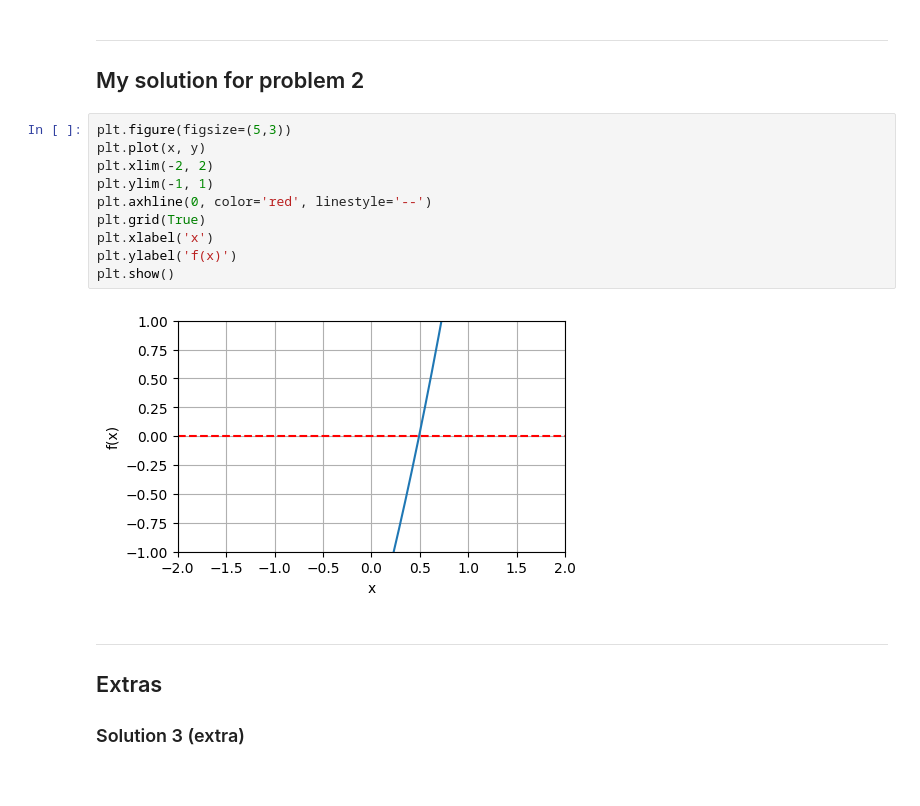
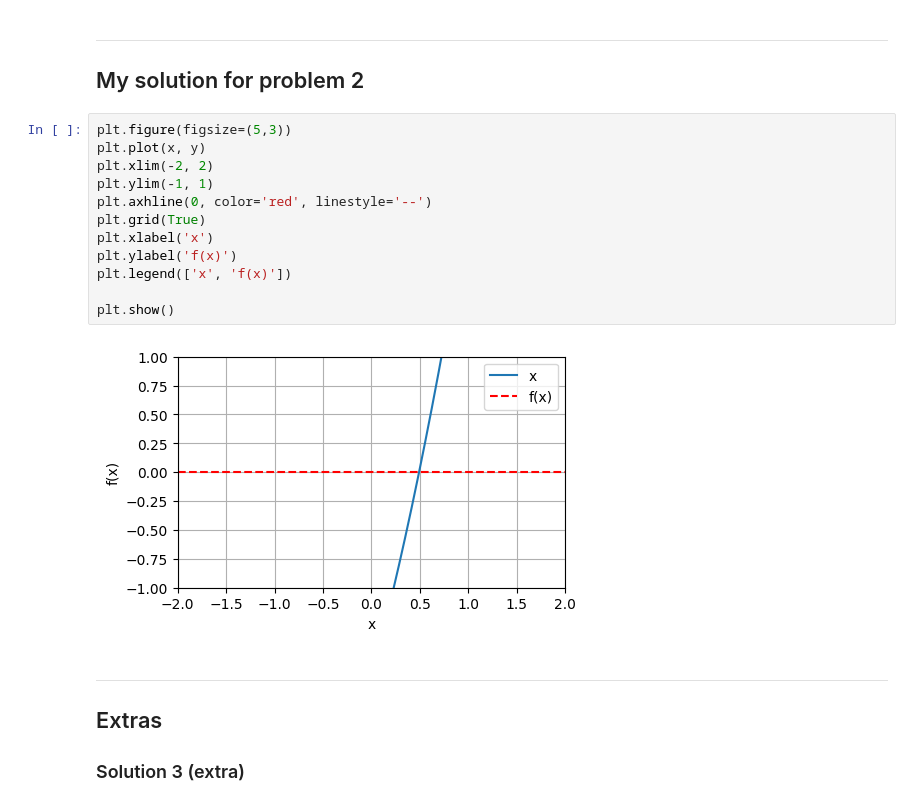
Before and after one commit to nathansgirma-web/pythonlabs, a Jupyter notebook: Lab 1 Problems.ipynb, the cells around one changed output. Cells and saved outputs as stored; diff of their text form.

```diff
--- a/Lab 1 Problems.ipynb
+++ b/Lab 1 Problems.ipynb
@@ -40,15 +42,17 @@ plt.show()
 # %%
 plt.figure(figsize=(5,3))
 plt.plot(x, y)
 plt.xlim(-2, 2)
 plt.ylim(-1, 1)
 plt.axhline(0, color='red', linestyle='--')
 plt.grid(True)
 plt.xlabel('x')
 plt.ylabel('f(x)')
+plt.legend(['x', 'f(x)'])
+
 plt.show()
 # %% [output]
-[figure, old version]
+[figure, new version]
 # %% [markdown]
 ---
 ## Extras
```
Also changed, not shown: parts of 1 cell of this notebook.
